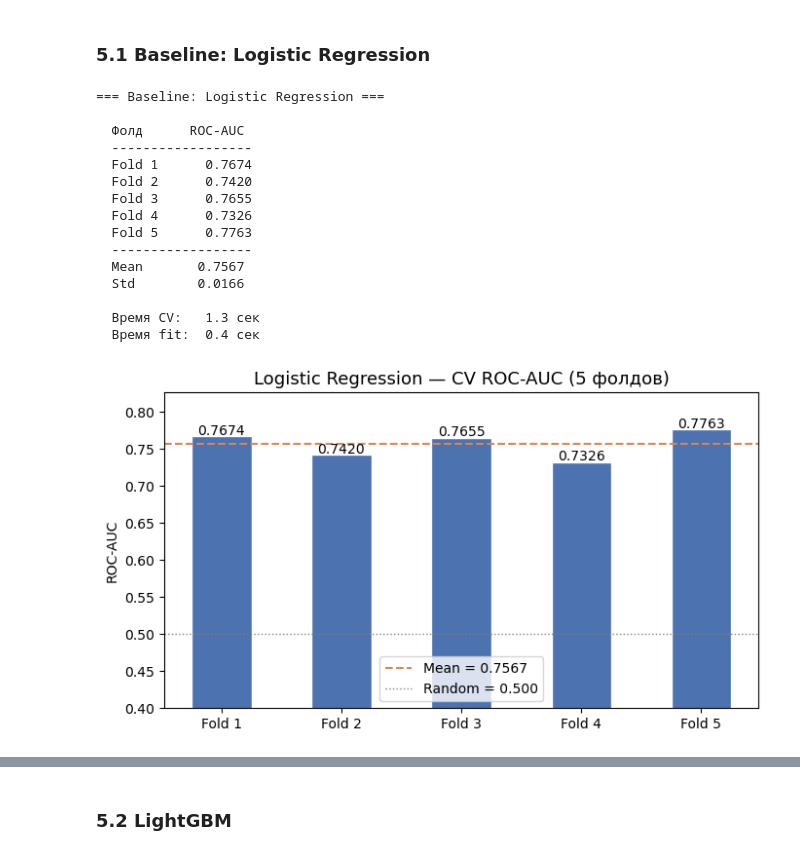
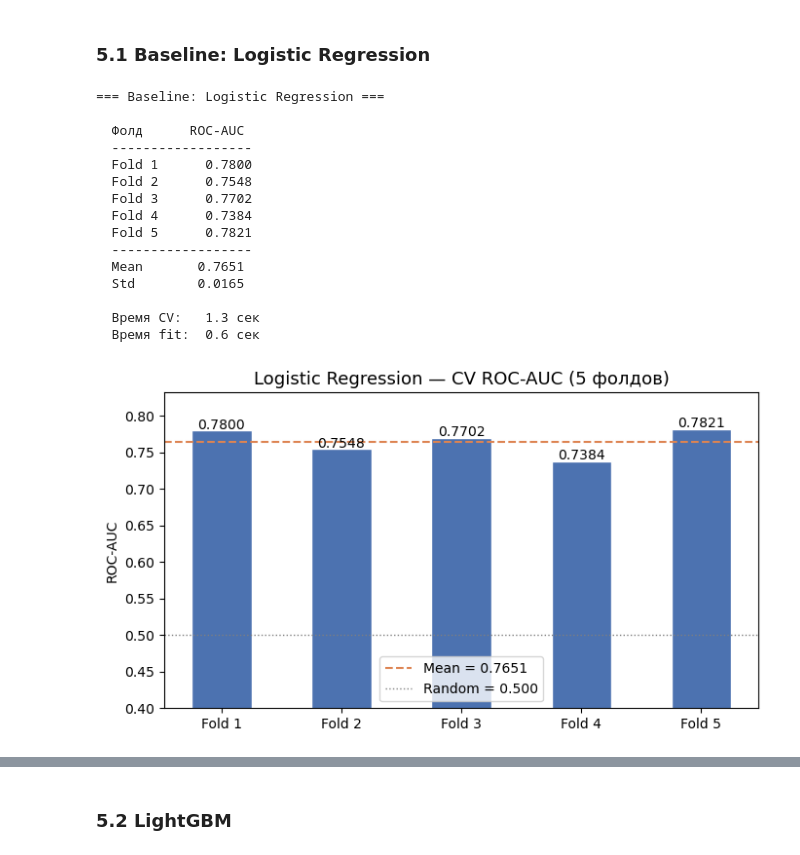
Before and after one commit to agnatsh001/YP06-Apparel-Marketing-Classification, a Jupyter notebook: notebooks/YP06_Apparel-Marketing-Classification.ipynb, the cells around one changed output, grey strips where cells are left out. Drawn from its saved outputs; the diff is of its cells as text; code cells hidden in the pictures.

```diff
--- a/notebooks/YP06_Apparel-Marketing-Classification.ipynb
+++ b/notebooks/YP06_Apparel-Marketing-Classification.ipynb
@@ -2589,10 +2589,8 @@ def log1p_selected(X):
 
 # ── Pipeline ──────────────────────────────────────────────────────────────────
 pipe_lr = Pipeline([
-    ("imputer", SimpleImputer(strategy="median", add_indicator=True)),
-    ("log1p",   FunctionTransformer(
-                    lambda X: log1p_selected(pd.DataFrame(X)),
-                    validate=False)),
+    ("imputer", SimpleImputer(strategy="median", add_indicator=True).set_output(transform="pandas")),
+    ("log1p",   FunctionTransformer(log1p_selected, validate=False)),
     ("scaler",  StandardScaler()),
     ("model",   LogisticRegression(
                     class_weight="balanced",
@@ -2647,39 +2645,39 @@ ax.axhline(0.5, color="gray", linestyle=":", linewidth=1,
 
 for bar, val in zip(bars, cv_scores):
     ax.text(bar.get_x() + bar.get_width() / 2,
             bar.get_height() + 0.002,
             f"{val:.4f}", ha="center", fontsize=10)
 
 ax.set_ylim(0.4, min(1.0, cv_scores.max() + 0.05))
 ax.set_ylabel("ROC-AUC")
 ax.set_title("Logistic Regression — CV ROC-AUC (5 фолдов)", fontsize=13)
 ax.legend()
 plt.tight_layout()
 plt.show()
 
 # ── Сохраняем результат ───────────────────────────────────────────────────────
 results["LogReg"] = {
     "cv_mean":   cv_scores.mean(),
     "cv_std":    cv_scores.std(),
     "cv_scores": cv_scores,
     "cv_time":   cv_time,
     "fit_time":  fit_time,
     "pipeline":  pipe_lr
 }
 # %% [output]
 === Baseline: Logistic Regression ===
 
   Фолд      ROC-AUC
   ------------------
-  Fold 1      0.7674
-  Fold 2      0.7420
-  Fold 3      0.7655
-  Fold 4      0.7326
-  Fold 5      0.7763
+  Fold 1      0.7800
+  Fold 2      0.7548
+  Fold 3      0.7702
+  Fold 4      0.7384
+  Fold 5      0.7821
   ------------------
-  Mean       0.7567
-  Std        0.0166
+  Mean       0.7651
+  Std        0.0165
 
   Время CV:   1.3 сек
-  Время fit:  0.4 сек
+  Время fit:  0.6 сек
-[figure, old version]
+[figure, new version]
```
Also changed, not shown: parts of 21 cells of this notebook, 1 other file.
